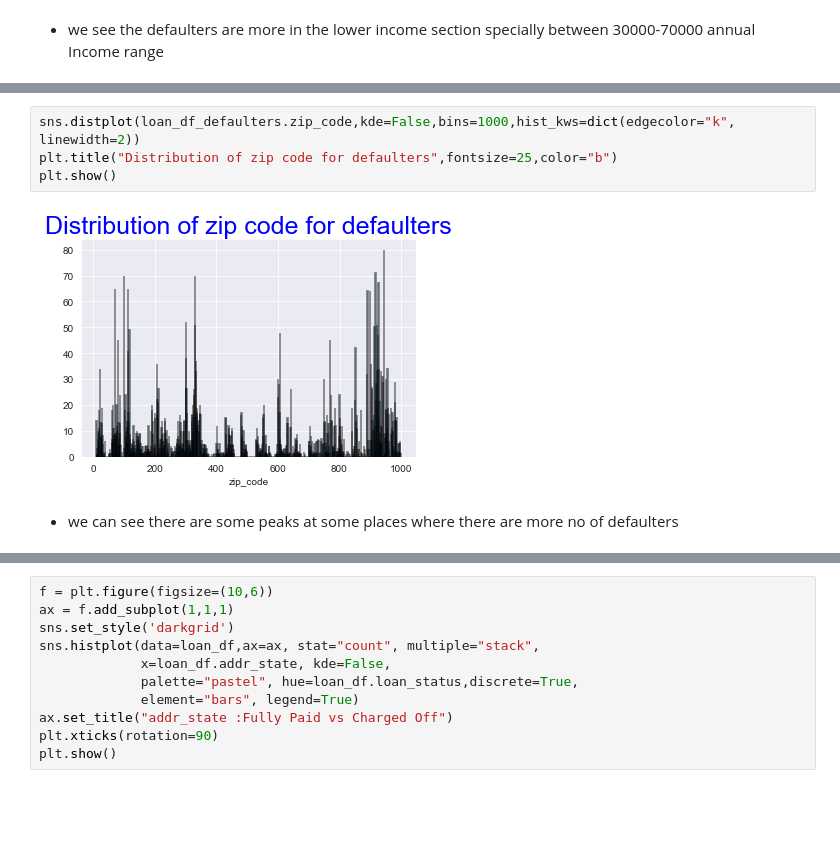
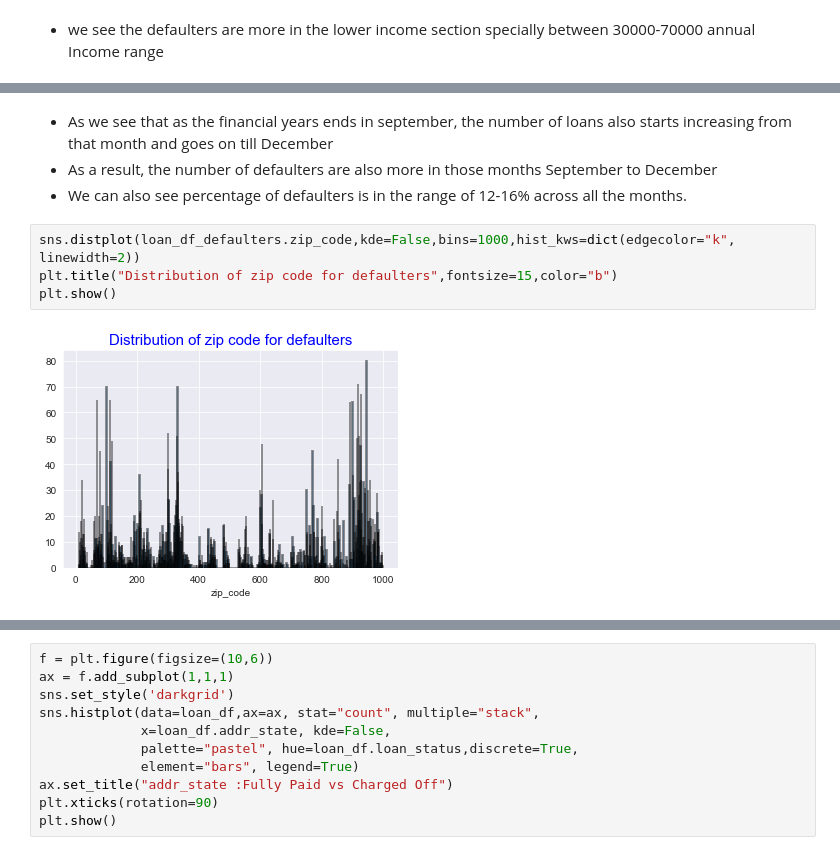
Before and after one commit to Silapada-Hansda/case_study_LG, a Jupyter notebook: Silapada_Hansda.ipynb, the cells around one changed output, grey strips where cells are left out. Cells and saved outputs as stored; diff of their text form; blank space fills up the shorter version.

```diff
--- a/Silapada_Hansda.ipynb
+++ b/Silapada_Hansda.ipynb
@@ -622,8 +615,10 @@ Text(0.5, 1.0, 'Issue date : Percentage of defaulters ')
+# %% [markdown]
+- As we see that as the financial years ends in september, the number of loans also starts increasing from that month and goes on till December
+- As a result, the number of defaulters are also more in those months September to December
+- We can also see percentage of defaulters is in the range of 12-16% across all the months.
 # %%
 sns.distplot(loan_df_defaulters.zip_code,kde=False,bins=1000,hist_kws=dict(edgecolor="k", linewidth=2))
-plt.title("Distribution of zip code for defaulters",fontsize=25,color="b")
+plt.title("Distribution of zip code for defaulters",fontsize=15,color="b")
 plt.show()
 # %% [output]
-[figure, old version]
+[figure, new version]
-# %% [markdown]
-- we can see there are some peaks at  some places where there are more no of defaulters
```
Also changed, not shown: parts of 166 cells of this notebook.
